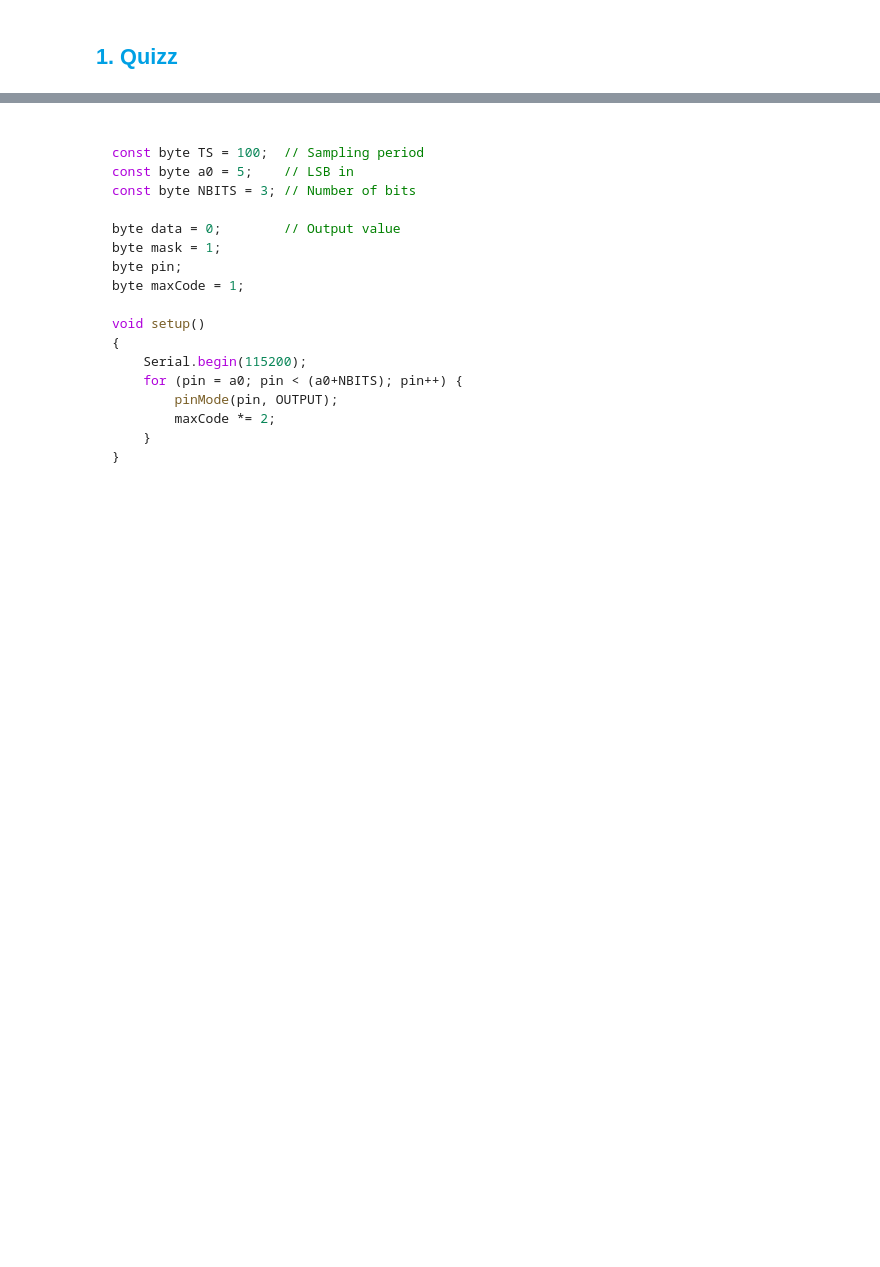
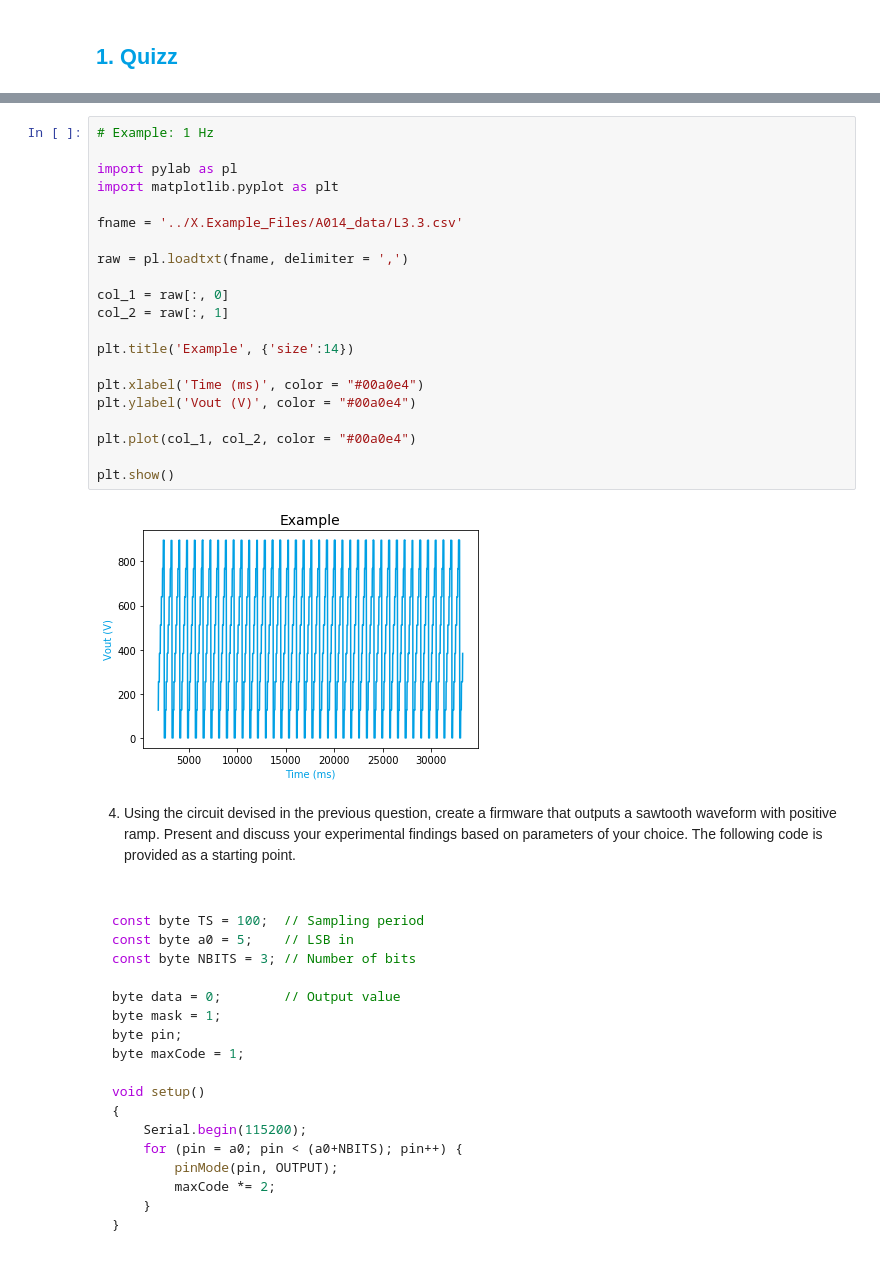
Before and after one commit to PIA-Group/ScientISST-notebooks, a Jupyter notebook: A.Signal_Acquisition/A014 Digital to Analog Converter.ipynb, the cells around one changed output, grey strips where cells are left out. Saved outputs shown, nothing was run; the diff lists cells and outputs as text; blank space fills up the shorter version.

````diff
--- a/A.Signal_Acquisition/A014 Digital to Analog Converter.ipynb
+++ b/A.Signal_Acquisition/A014 Digital to Analog Converter.ipynb
@@ -103,3 +166,28 @@ NameError: name 'fp' is not defined
+# %%
+# Example: 1 Hz
+
+import pylab as pl
+import matplotlib.pyplot as plt
+
+fname = '../X.Example_Files/A014_data/L3.3.csv'
+
+raw = pl.loadtxt(fname, delimiter = ',')
+
+col_1 = raw[:, 0]
+col_2 = raw[:, 1]
+
+plt.title('Example', {'size':14})
+
+plt.xlabel('Time (ms)', color = "#00a0e4")
+plt.ylabel('Vout (V)', color = "#00a0e4")
+
+plt.plot(col_1, col_2, color = "#00a0e4")
+
+plt.show()
+# %% [output]
+[figure, added]
+# %% [markdown]
+4) Using the circuit devised in the previous question, create a firmware that outputs a sawtooth waveform with positive ramp. Present and discuss your experimental findings based on parameters of your choice. The following code is provided as a starting point.
 # %% [markdown]
 ```C
 
````
Also changed, not shown: parts of 7 cells of this notebook.
